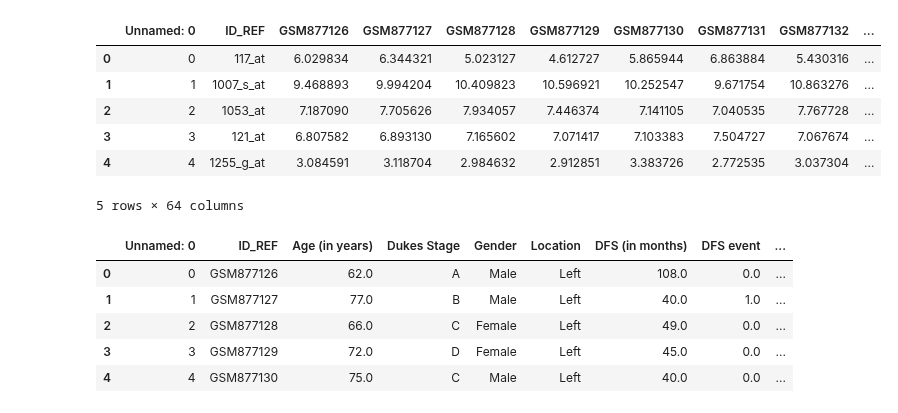
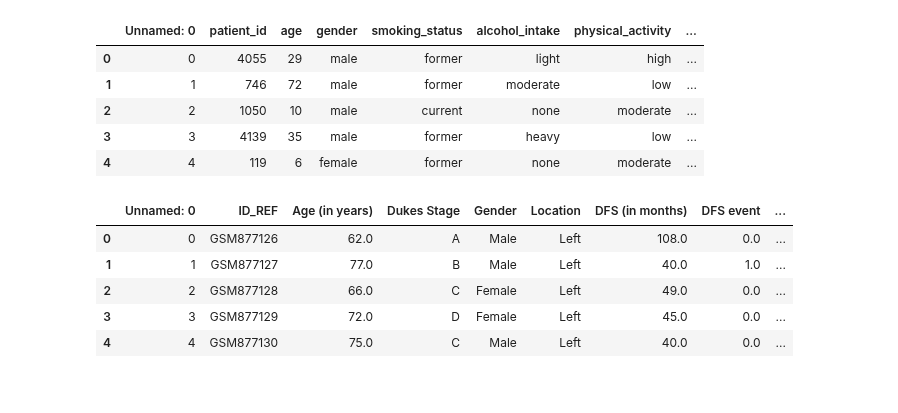
Before and after one commit to dmrey01/Project-3---group-1, a Jupyter notebook: Data_prep.ipynb, the cells around one changed output. Saved outputs shown, nothing was run; the diff lists cells and outputs as text; code cells hidden in the pictures.

Commit message:
updated data prep

```diff
--- a/Data_prep.ipynb
+++ b/Data_prep.ipynb
@@ -16,15 +16,14 @@ patient_data_df = pd.read_csv(patient_data)
 supplementary_data_df = pd.read_csv(supplementary_data)
 # %%
 # Display sample data
-gene_expression_data_df.head()
+Cancer_disesase_prediction_df.head()
 # %% [output]
-|  | Unnamed: 0 | ID_REF | GSM877126 | GSM877127 | GSM877128 | GSM877129 | GSM877130 | GSM877131 | GSM877132 | ... |
-| 0 | 0 | 117_at | 6.029834 | 6.344321 | 5.023127 | 4.612727 | 5.865944 | 6.863884 | 5.430316 | ... |
-| 1 | 1 | 1007_s_at | 9.468893 | 9.994204 | 10.409823 | 10.596921 | 10.252547 | 9.671754 | 10.863276 | ... |
-| 2 | 2 | 1053_at | 7.187090 | 7.705626 | 7.934057 | 7.446374 | 7.141105 | 7.040535 | 7.767728 | ... |
-| 3 | 3 | 121_at | 6.807582 | 6.893130 | 7.165602 | 7.071417 | 7.103383 | 7.504727 | 7.067674 | ... |
-| 4 | 4 | 1255_g_at | 3.084591 | 3.118704 | 2.984632 | 2.912851 | 3.383726 | 2.772535 | 3.037304 | ... |
+|  | Unnamed: 0 | patient_id | age | gender | smoking_status | alcohol_intake | physical_activity | ... |
+| 0 | 0 | 4055 | 29 | male | former | light | high | ... |
+| 1 | 1 | 746 | 72 | male | former | moderate | low | ... |
+| 2 | 2 | 1050 | 10 | male | current | none | moderate | ... |
+| 3 | 3 | 4139 | 35 | male | former | heavy | low | ... |
+| 4 | 4 | 119 | 6 | female | former | none | moderate | ... |
-5 rows × 64 columns
 # %%
 # Display sample data
 patient_data_df.head()
```
Also changed, not shown: parts of 15 cells of this notebook, 7 other files.
